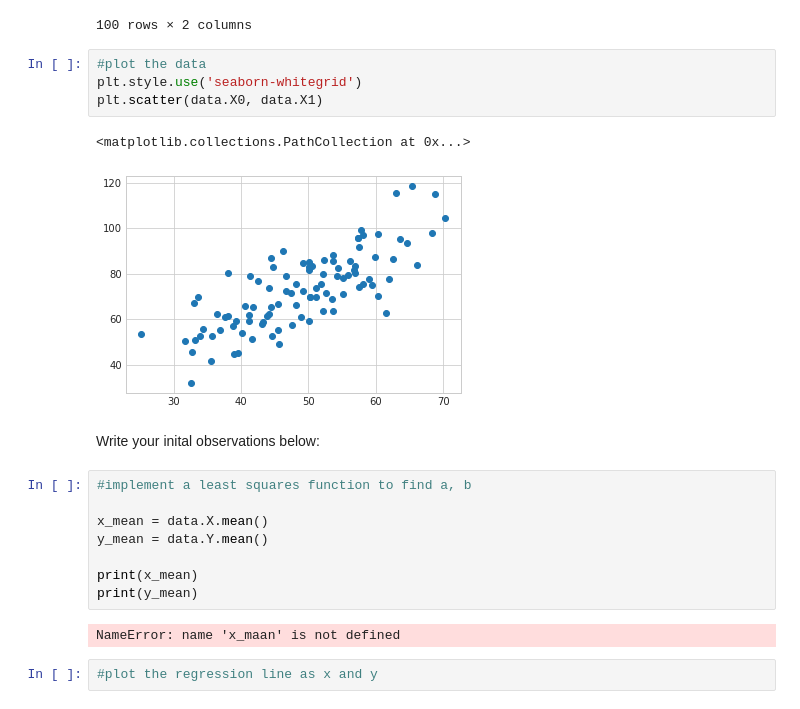
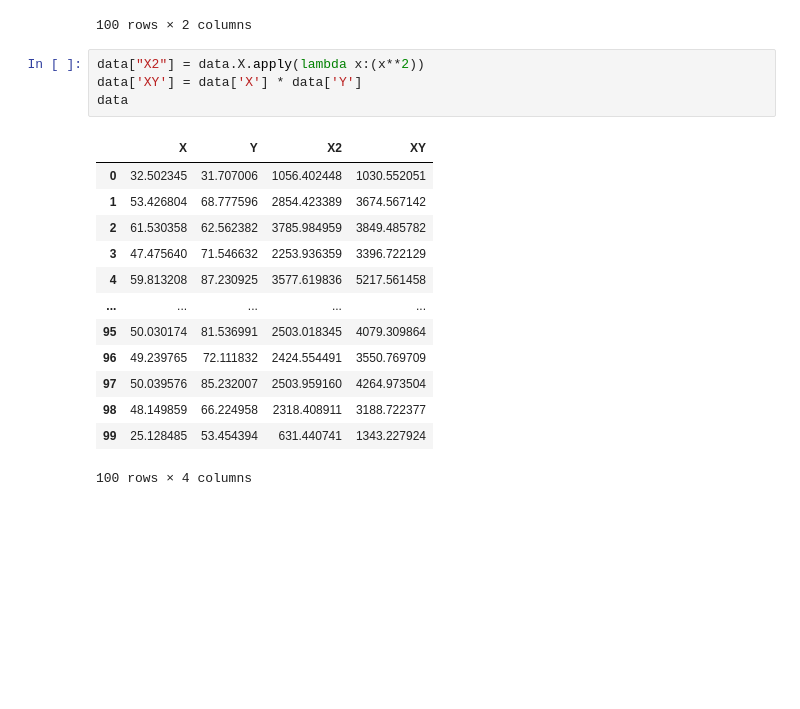
Before and after one commit to gyasis/ai-f20-m3, a Jupyter notebook: d6_linear_regression/01_linear_regression_from_scratch.ipynb, the cells around one changed output. Cells and saved outputs as stored; diff of their text form; blank space fills up the shorter version.

Commit message:
latest linear regression lesson

```diff
--- a/d6_linear_regression/01_linear_regression_from_scratch.ipynb
+++ b/d6_linear_regression/01_linear_regression_from_scratch.ipynb
@@ -41,25 +41,22 @@ data
 | 98 | 48.149859 | 66.224958 |
 | 99 | 25.128485 | 53.454394 |
 100 rows × 2 columns
-# %%
-#plot the data
-plt.style.use('seaborn-whitegrid')
-plt.scatter(data.X0, data.X1)
-# %% [output]
-<matplotlib.collections.PathCollection at 0x...>
-[figure, removed]
-# %% [markdown]
-Write your inital observations below:
-# %%
-#implement a least squares function to find a, b
-
-x_mean = data.X.mean()
-y_mean = data.Y.mean()
-
-print(x_mean)
-print(y_mean)
-# %% [output]
-NameError: name 'x_maan' is not defined
-# %%
-#plot the regression line as x and y
+# %%
+data["X2"] = data.X.apply(lambda x:(x**2))
+data['XY'] = data['X'] * data['Y']
+data
+# %% [output]
+|  | X | Y | X2 | XY |
+| 0 | 32.502345 | 31.707006 | 1056.402448 | 1030.552051 |
+| 1 | 53.426804 | 68.777596 | 2854.423389 | 3674.567142 |
+| 2 | 61.530358 | 62.562382 | 3785.984959 | 3849.485782 |
+| 3 | 47.475640 | 71.546632 | 2253.936359 | 3396.722129 |
+| 4 | 59.813208 | 87.230925 | 3577.619836 | 5217.561458 |
+| ... | ... | ... | ... | ... |
+| 95 | 50.030174 | 81.536991 | 2503.018345 | 4079.309864 |
+| 96 | 49.239765 | 72.111832 | 2424.554491 | 3550.769709 |
+| 97 | 50.039576 | 85.232007 | 2503.959160 | 4264.973504 |
+| 98 | 48.149859 | 66.224958 | 2318.408911 | 3188.722377 |
+| 99 | 25.128485 | 53.454394 | 631.440741 | 1343.227924 |
+100 rows × 4 columns
 # %%
```
Also changed, not shown: parts of 4 cells of this notebook.
